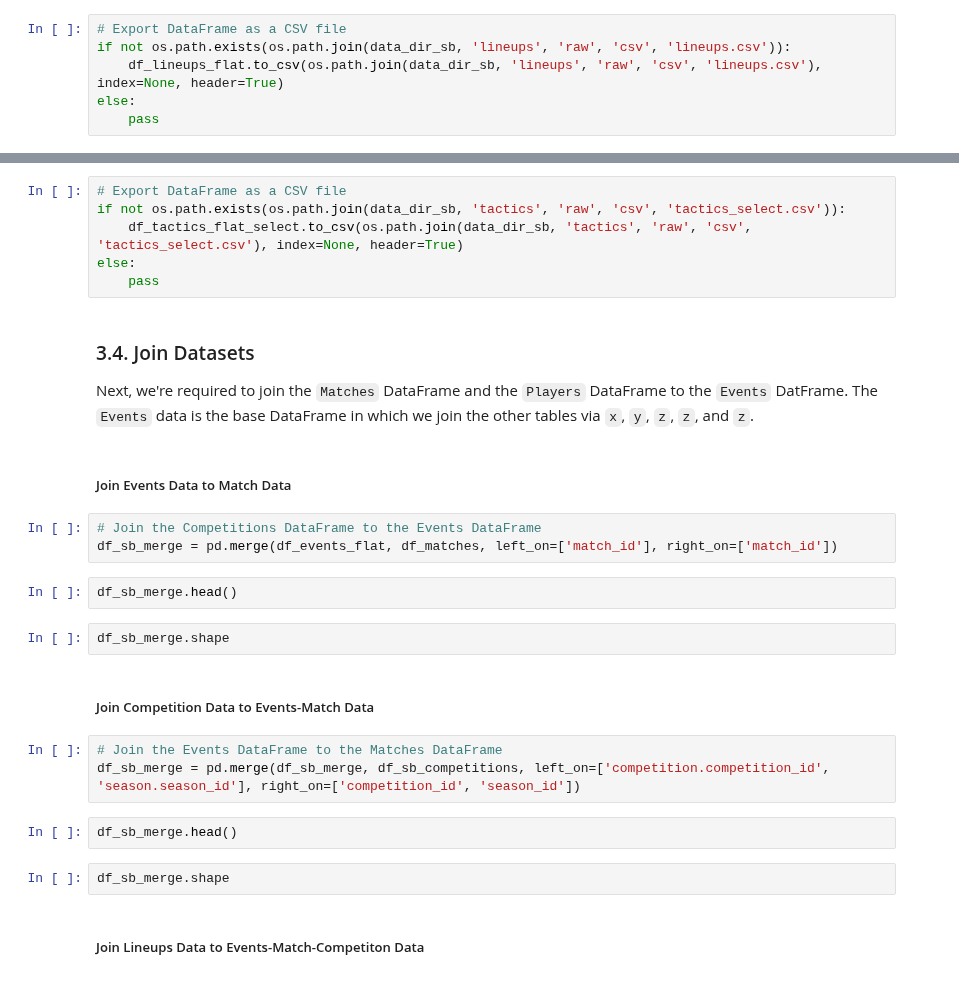
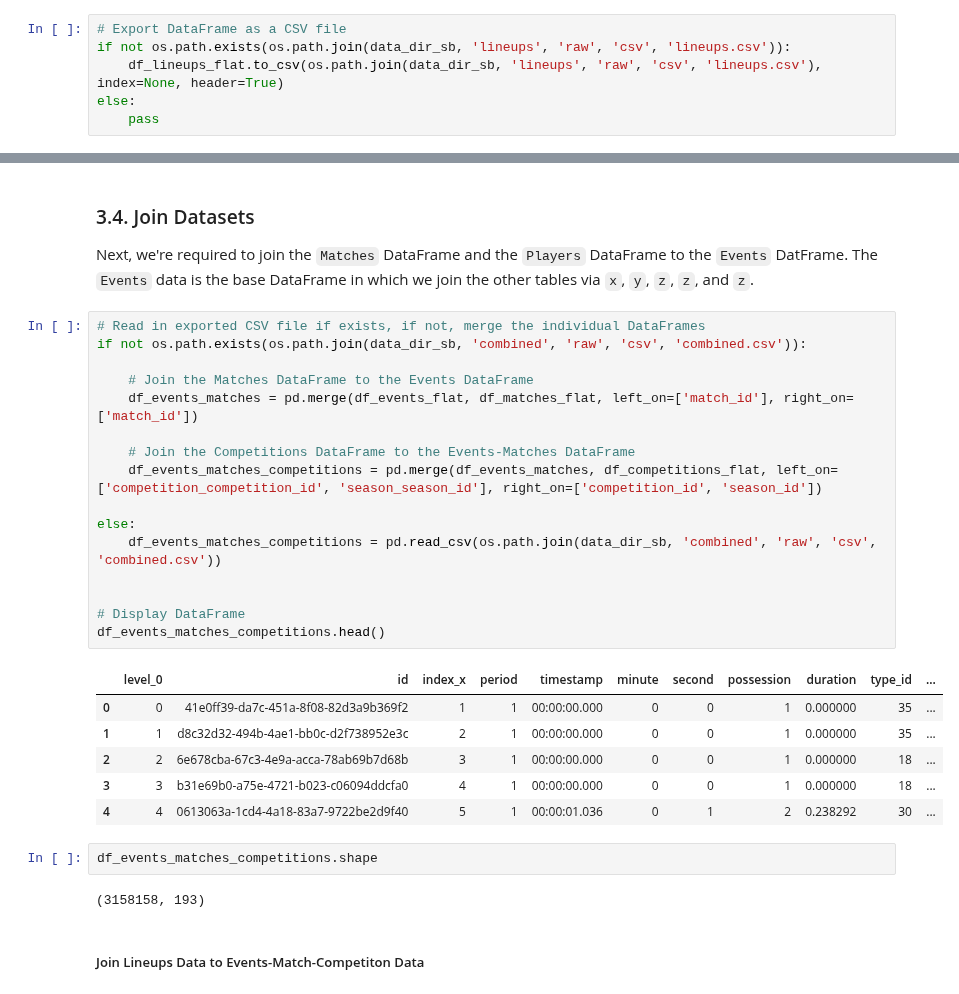
Before and after one commit to eddwebster/football_analytics, a Jupyter notebook: notebooks/2_data_parsing/StatsBomb Parsing and Data Engineering.ipynb, the cells around one changed output, grey strips where cells are left out. Saved outputs shown, nothing was run; the diff lists cells and outputs as text.

```diff
--- a/notebooks/2_data_parsing/StatsBomb Parsing and Data Engineering.ipynb
+++ b/notebooks/2_data_parsing/StatsBomb Parsing and Data Engineering.ipynb
@@ -913,30 +913,33 @@ else:
-# %%
-# Export DataFrame as a CSV file
-if not os.path.exists(os.path.join(data_dir_sb, 'tactics', 'raw', 'csv', 'tactics_select.csv')):
-    df_tactics_flat_select.to_csv(os.path.join(data_dir_sb, 'tactics', 'raw', 'csv', 'tactics_select.csv'), index=None, header=True)
-else:
-    pass
 # %% [markdown]
 ### <a id='#section3.4'>3.4. Join Datasets</a>
 Next, we're required to join the `Matches` DataFrame and the `Players` DataFrame to the `Events` DatFrame. The `Events` data is the base DataFrame in which we join the other tables via `x`, `y`, `z`, `z`, and `z`.
-# %% [markdown]
-##### Join Events Data to Match Data
-# %%
-# Join the Competitions DataFrame to the Events DataFrame
-df_sb_merge = pd.merge(df_events_flat, df_matches, left_on=['match_id'], right_on=['match_id'])
-# %%
-df_sb_merge.head()
+# %%
+# Read in exported CSV file if exists, if not, merge the individual DataFrames
+if not os.path.exists(os.path.join(data_dir_sb, 'combined', 'raw', 'csv', 'combined.csv')):
+
+    # Join the Matches DataFrame to the Events DataFrame
+    df_events_matches = pd.merge(df_events_flat, df_matches_flat, left_on=['match_id'], right_on=['match_id'])
+
+    # Join the Competitions DataFrame to the Events-Matches DataFrame
+    df_events_matches_competitions = pd.merge(df_events_matches, df_competitions_flat, left_on=['competition_competition_id', 'season_season_id'], right_on=['competition_id', 'season_id'])
+
+else:
+    df_events_matches_competitions = pd.read_csv(os.path.join(data_dir_sb, 'combined', 'raw', 'csv', 'combined.csv'))
+
+
+# Display DataFrame
+df_events_matches_competitions.head()
+# %% [output]
+|  | level_0 | id | index_x | period | timestamp | minute | second | possession | duration | type_id | ... |
+| 0 | 0 | 41e0ff39-da7c-451a-8f08-82d3a9b369f2 | 1 | 1 | 00:00:00.000 | 0 | 0 | 1 | 0.000000 | 35 | ... |
+| 1 | 1 | d8c32d32-494b-4ae1-bb0c-d2f738952e3c | 2 | 1 | 00:00:00.000 | 0 | 0 | 1 | 0.000000 | 35 | ... |
+| 2 | 2 | 6e678cba-67c3-4e9a-acca-78ab69b7d68b | 3 | 1 | 00:00:00.000 | 0 | 0 | 1 | 0.000000 | 18 | ... |
+| 3 | 3 | b31e69b0-a75e-4721-b023-c06094ddcfa0 | 4 | 1 | 00:00:00.000 | 0 | 0 | 1 | 0.000000 | 18 | ... |
+| 4 | 4 | 0613063a-1cd4-4a18-83a7-9722be2d9f40 | 5 | 1 | 00:00:01.036 | 0 | 1 | 2 | 0.238292 | 30 | ... |
 # %%
-df_sb_merge.shape
+df_events_matches_competitions.shape
+# %% [output]
+(3158158, 193)
-# %% [markdown]
-##### Join Competition Data to Events-Match Data
-# %%
-# Join the Events DataFrame to the Matches DataFrame
-df_sb_merge = pd.merge(df_sb_merge, df_sb_competitions, left_on=['competition.competition_id', 'season.season_id'], right_on=['competition_id', 'season_id'])
-# %%
-df_sb_merge.head()
-# %%
-df_sb_merge.shape
 # %% [markdown]
 ##### Join Lineups Data to Events-Match-Competiton Data
 # %%
```
Also changed, not shown: parts of 61 cells of this notebook.
